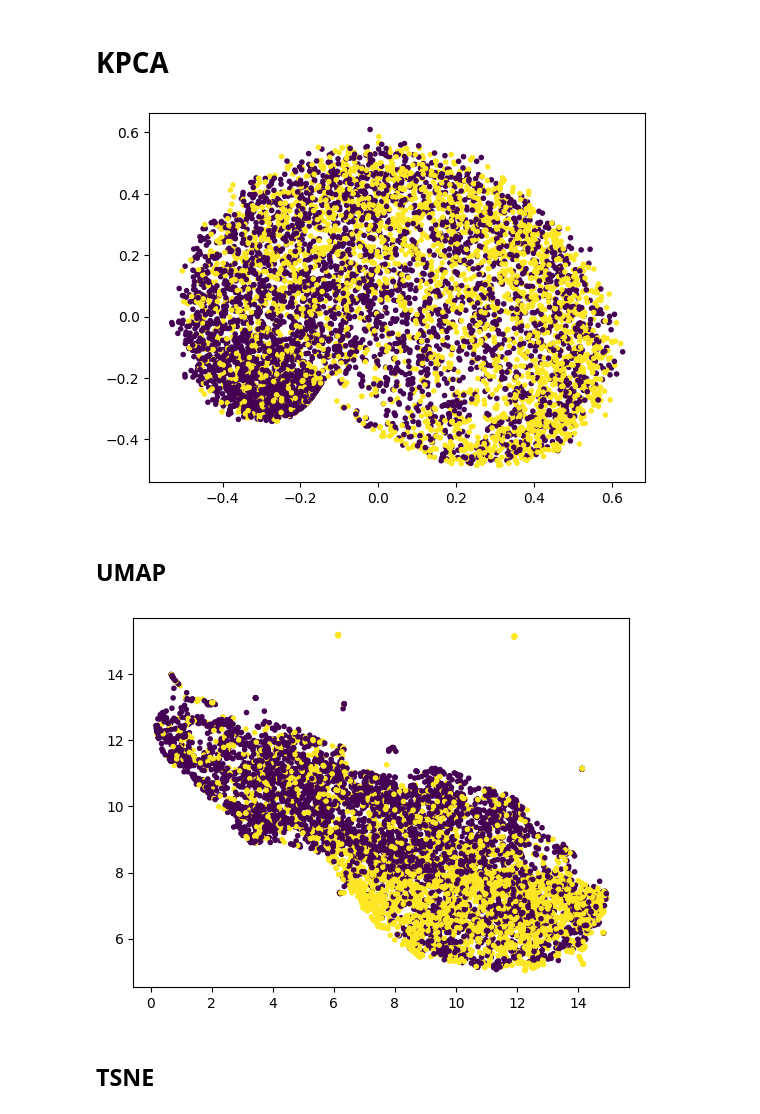
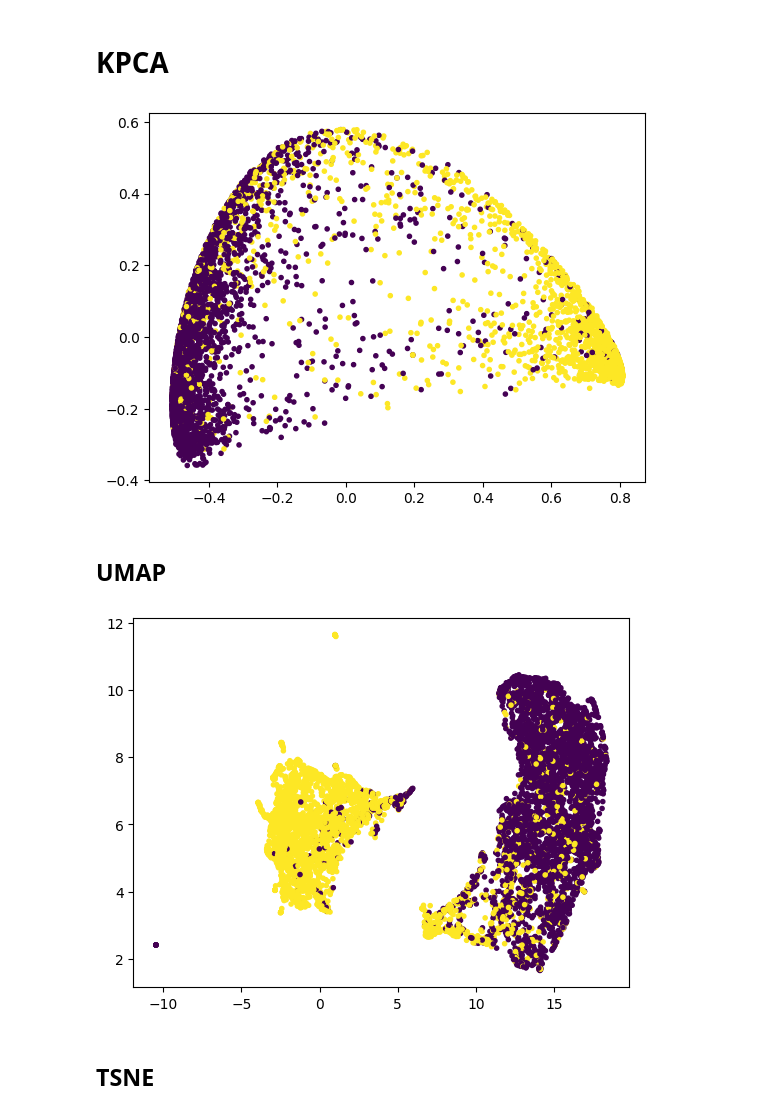
Before and after one commit to Crashprn/MachineLearningFinalProject, a Jupyter notebook: visualization.ipynb, the cells around one changed output. Drawn from its saved outputs; the diff is of its cells as text; code cells hidden in the pictures.

Commit message:
Added new data and more fine tuning

```diff
--- a/visualization.ipynb
+++ b/visualization.ipynb
@@ -15,7 +15,7 @@ from sklearn.manifold import TSNE
 # %% [markdown]
 ## Loading Data
 # %%
-data_path = "data/processed_bert.csv"
+data_path = "data/processed_fine_encode4_bert.csv"
 
 data = pd.read_csv(data_path)
 
@@ -67,25 +67,25 @@ Calculated PHATE in 18.50 seconds.
 # %%
 from sklearn.decomposition import KernelPCA
 
-kpca_operator = KernelPCA(n_components=2, kernel="rbf", gamma=.1, n_jobs=10)
+kpca_operator = KernelPCA(n_components=2, kernel="rbf", n_jobs=10)
 
-transformed_data = kpca_operator.fit_transform(text_embeddings)
+transformed_data_kpca = kpca_operator.fit_transform(text_embeddings)
 
-plt.scatter(transformed_data[:, 0], transformed_data[:, 1], marker=".", c=data["target"], cmap="viridis")
+plt.scatter(transformed_data_kpca[:, 0], transformed_data_kpca[:, 1], marker=".", c=data["target"], cmap="viridis")
 plt.show()
 # %% [output]
-[figure, old version]
+[figure, new version]
 # %% [markdown]
 ## UMAP
 # %%
 umap_operator = UMAP(n_components=2, n_jobs=10)
 
-transformed_data = umap_operator.fit_transform(text_embeddings)
+transformed_data_umap = umap_operator.fit_transform(text_embeddings)
 
-plt.scatter(transformed_data[:, 0], transformed_data[:, 1], marker=".", c=data["target"])
+plt.scatter(transformed_data_umap[:, 0], transformed_data_umap[:, 1], marker=".", c=data["target"])
 plt.show()
 # %% [output]
-[figure, old version]
+[figure, new version]
 # %% [markdown]
 ## TSNE
 # %%
```
Also changed, not shown: parts of 6 cells of this notebook, 6 other files.
